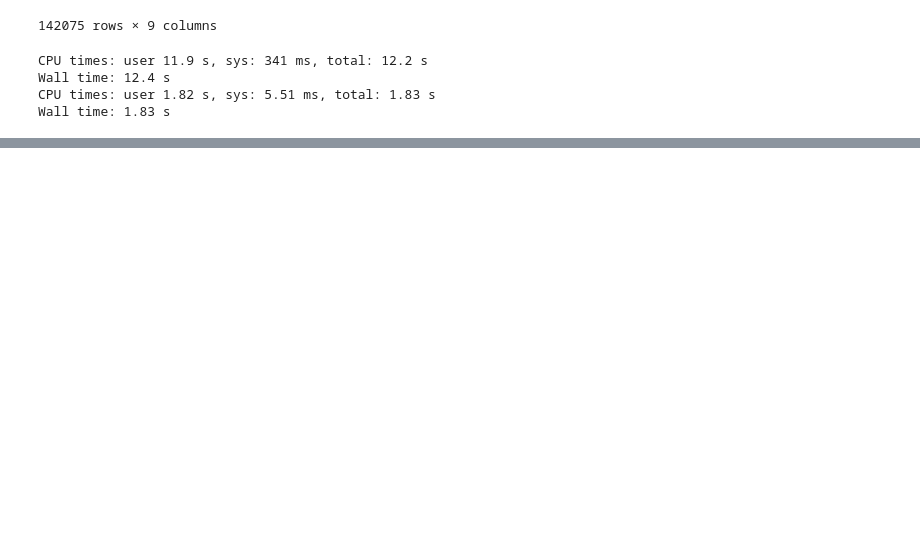
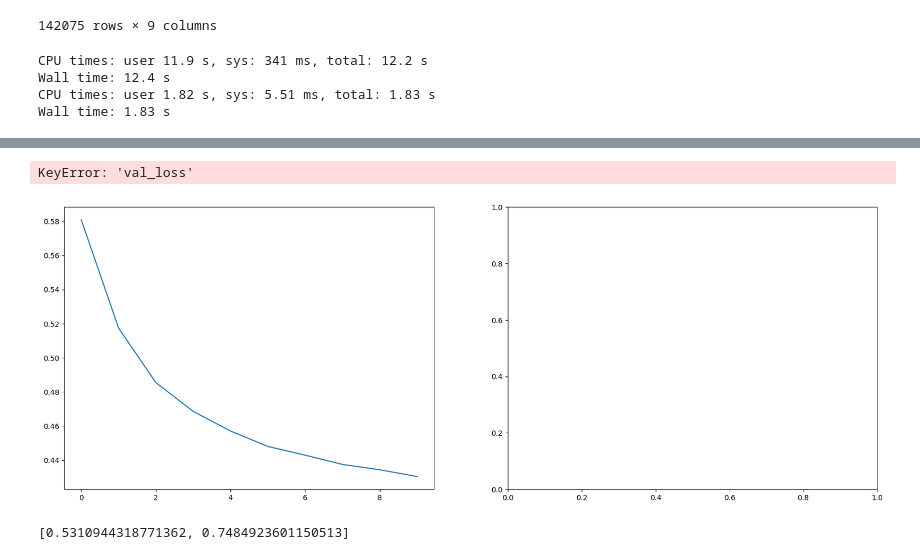
Before and after one commit to emonteiro27/drug-review, a Jupyter notebook: drug_review.ipynb, the cells around one changed output, grey strips where cells are left out. Saved outputs shown, nothing was run; the diff lists cells and outputs as text; code cells hidden in the pictures; blank space fills up the shorter version.

Commit message:
First model with accuracy = 0.79

```diff
--- a/drug_review.ipynb
+++ b/drug_review.ipynb
@@ -595,3 +587,11 @@ X_test = test_data_features
+# %%
+#define target and features
+
+y_train = df_train['sentiment']
+y_test = df_test['sentiment']
+
+X_train = train_data_features.toarray()
+X_test = test_data_features.toarray()
 # %%
 from tensorflow.keras import layers, Sequential
 
@@ -602,4 +602,8 @@ model.add(layers.Dropout(0.5))
 model.add(layers.Dense(25, activation='relu'))
 model.add(layers.Dense(1, activation='sigmoid'))
 
-model =
+model.compile(optimizer='adam',
+             loss='binary_crossentropy',
+             metrics=['accuracy'])
+
+model.summary()
@@ -605,0 +631,5 @@ model =
+# %%
+history = model.fit(X_train, y_train,
+                   batch_size=32,
+                   epochs=10,
+                   verbose=1)
@@ -605,0 +657,9 @@ model =
+# %%
+plot_history(history)
+# %% [output]
+KeyError: 'val_loss'
+[figure, added]
+# %%
+model.evaluate(X_test, y_test, verbose=0)
+# %% [output]
+[0.5310944318771362, 0.7484923601150513]
```
Also changed, not shown: parts of 5 cells of this notebook.
